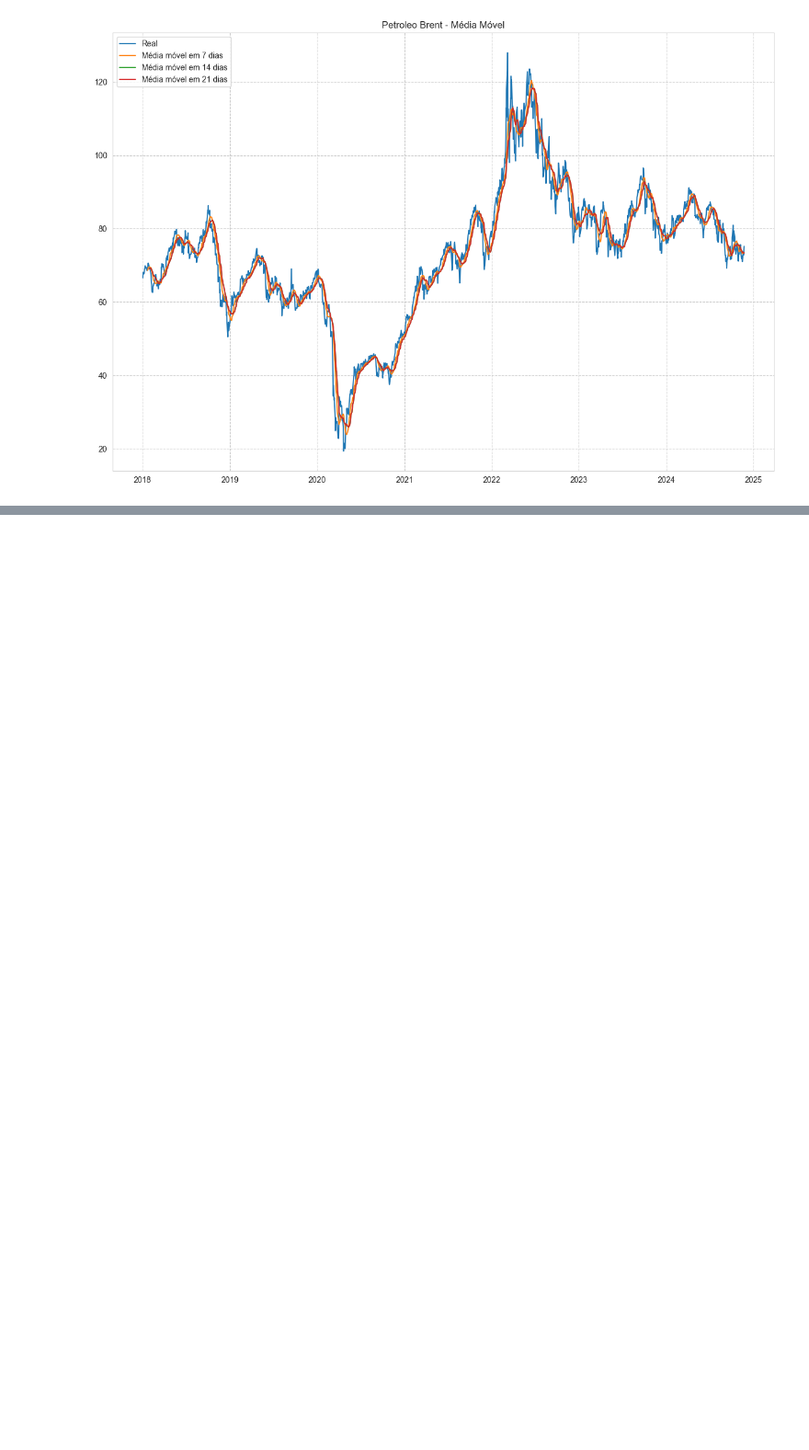
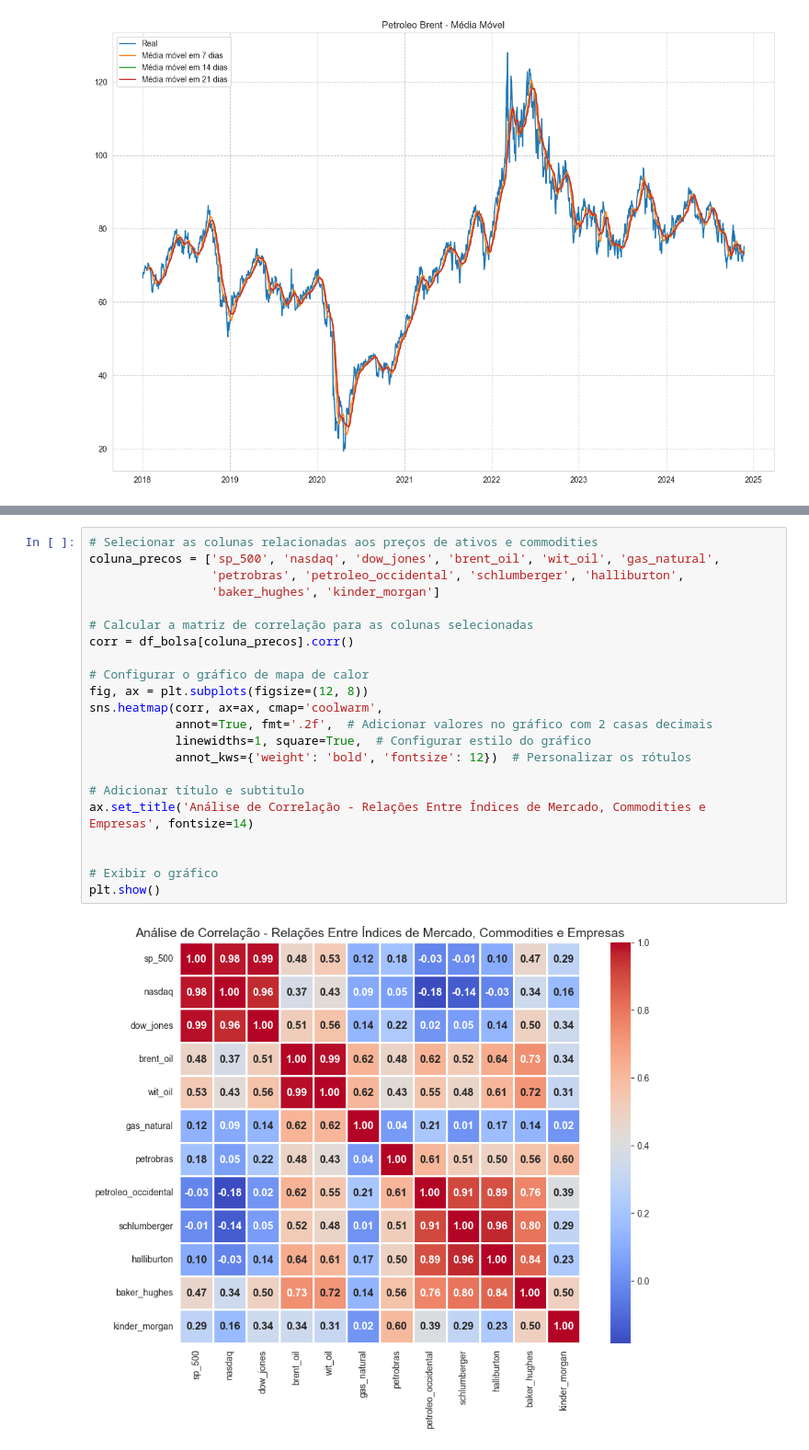
Before and after one commit to gleicessouza/projeto-petroleo-brent, a Jupyter notebook: notebooks/prevendo_os_valores.ipynb, the cells around one changed output, grey strips where cells are left out. Shown at 92% size. Drawn from its saved outputs; the diff is of its cells as text; blank space fills up the shorter version.

```diff
--- a/notebooks/prevendo_os_valores.ipynb
+++ b/notebooks/prevendo_os_valores.ipynb
@@ -519,0 +529,24 @@ plt.show()
+# %%
+# Selecionar as colunas relacionadas aos preços de ativos e commodities
+coluna_precos = ['sp_500', 'nasdaq', 'dow_jones', 'brent_oil', 'wit_oil', 'gas_natural',
+                 'petrobras', 'petroleo_occidental', 'schlumberger', 'halliburton',
+                 'baker_hughes', 'kinder_morgan']
+
+# Calcular a matriz de correlação para as colunas selecionadas
+corr = df_bolsa[coluna_precos].corr()
+
+# Configurar o gráfico de mapa de calor
+fig, ax = plt.subplots(figsize=(12, 8))
+sns.heatmap(corr, ax=ax, cmap='coolwarm',
+            annot=True, fmt='.2f',  # Adicionar valores no gráfico com 2 casas decimais
+            linewidths=1, square=True,  # Configurar estilo do gráfico
+            annot_kws={'weight': 'bold', 'fontsize': 12})  # Personalizar os rótulos
+
+# Adicionar título e subtitulo
+ax.set_title('Análise de Correlação - Relações Entre Índices de Mercado, Commodities e Empresas', fontsize=14)
+
+
+# Exibir o gráfico
+plt.show()
+# %% [output]
+[figure, added]
```
Also changed, not shown: parts of 10 cells of this notebook.
